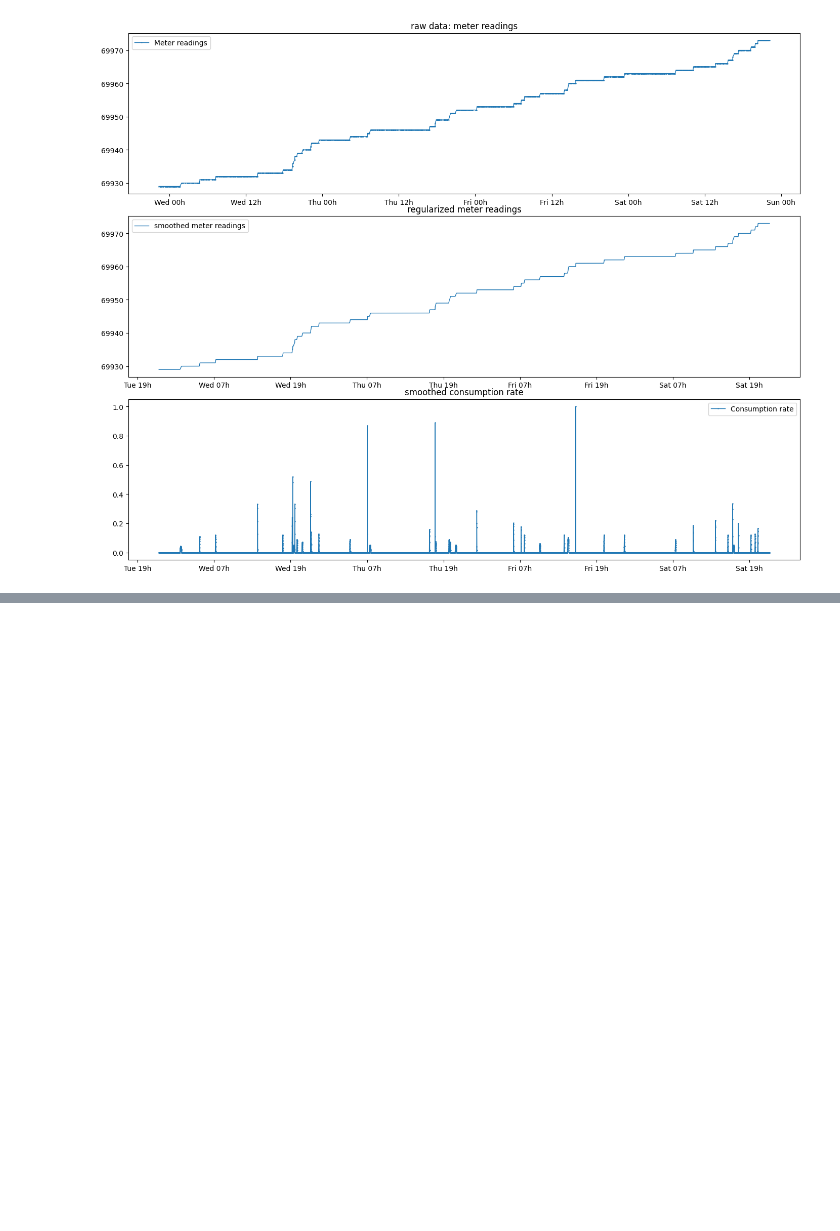
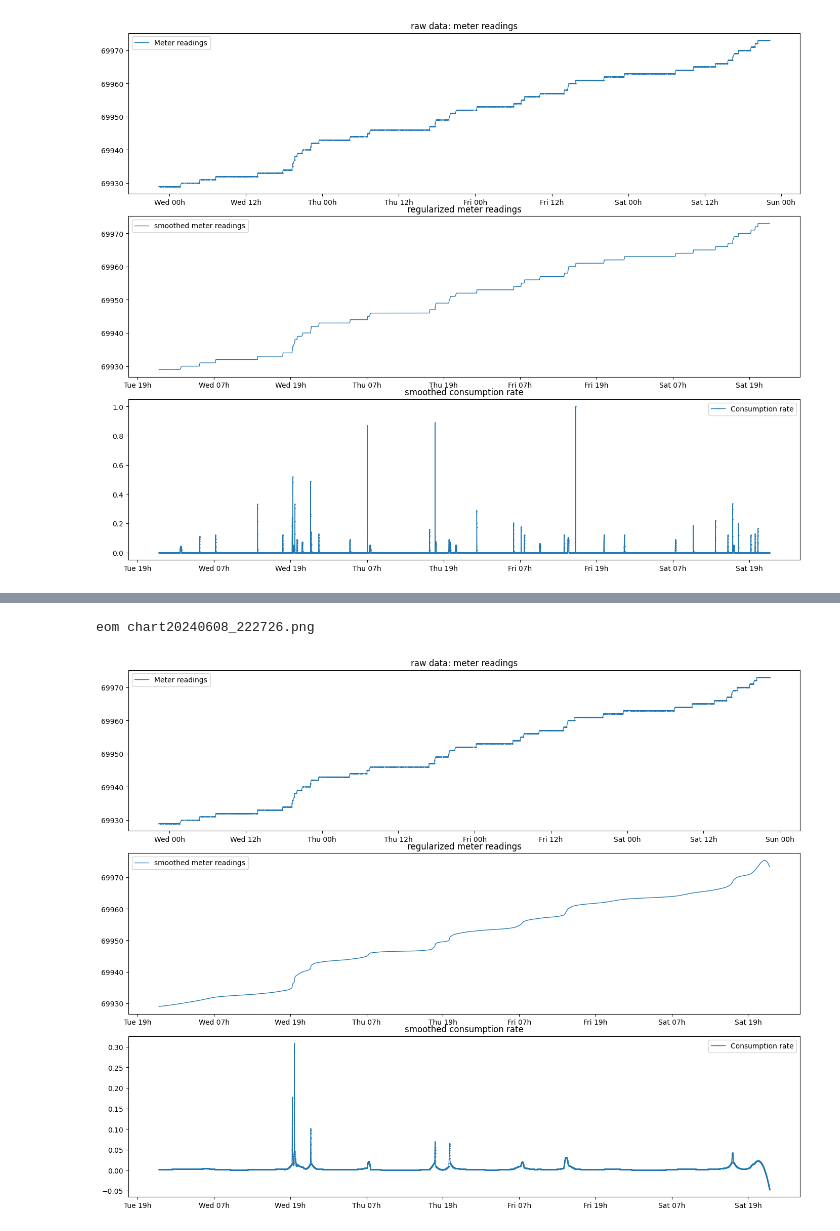
Before and after one commit to tomviolin/rtl433, a Jupyter notebook: Untitled1.ipynb, the cells around one changed output, grey strips where cells are left out. Cells and saved outputs as stored; diff of their text form; code cells hidden in the pictures; blank space fills up the shorter version.

```diff
--- a/Untitled1.ipynb
+++ b/Untitled1.ipynb
@@ -345,0 +351,5 @@ eom chart20240608_221242.png
+# %%
+run graphit.py
+# %% [output]
+eom chart20240608_222726.png
+[figure, added]
```
Also changed, not shown: parts of 1 cell of this notebook, 5 other files.
